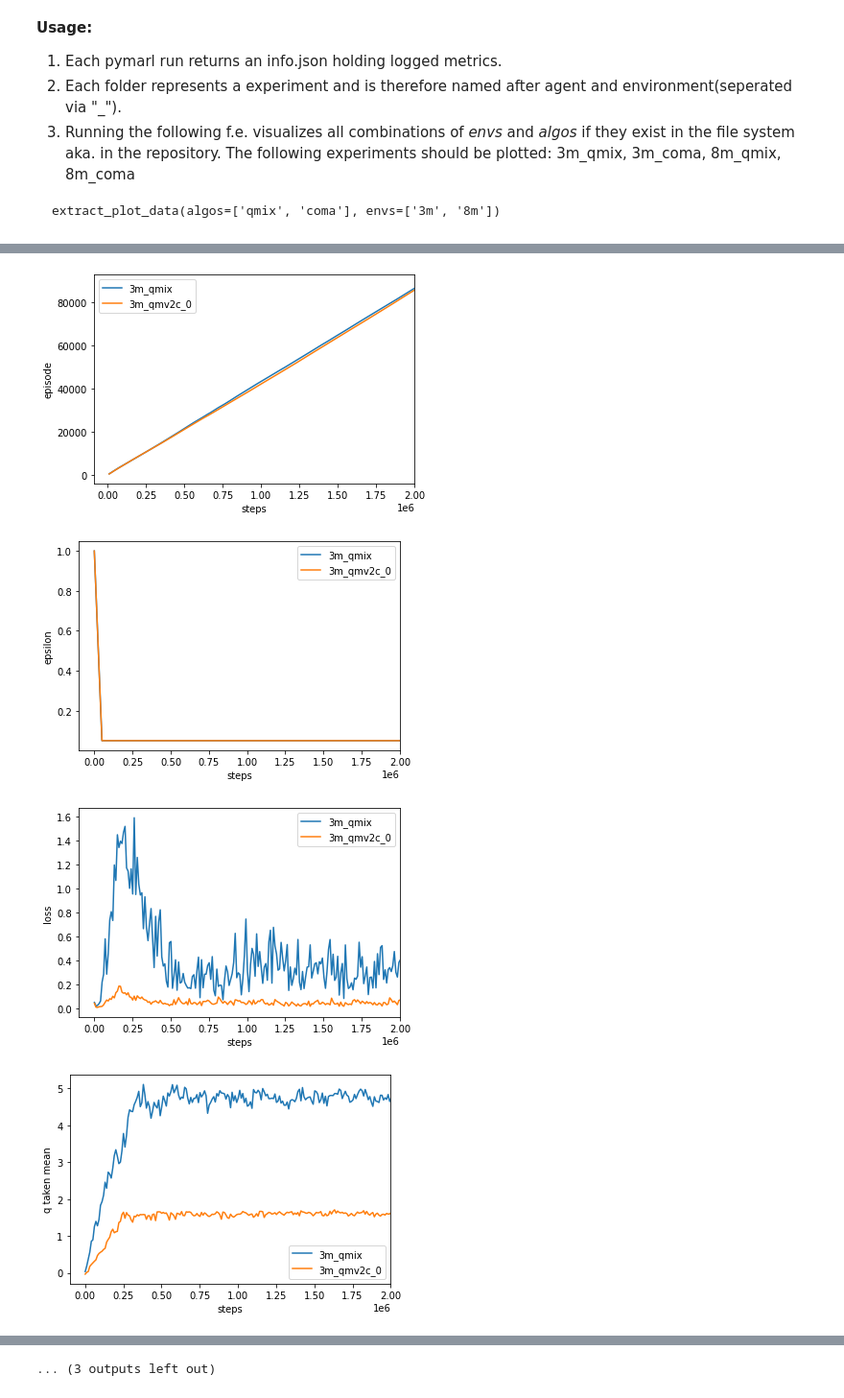
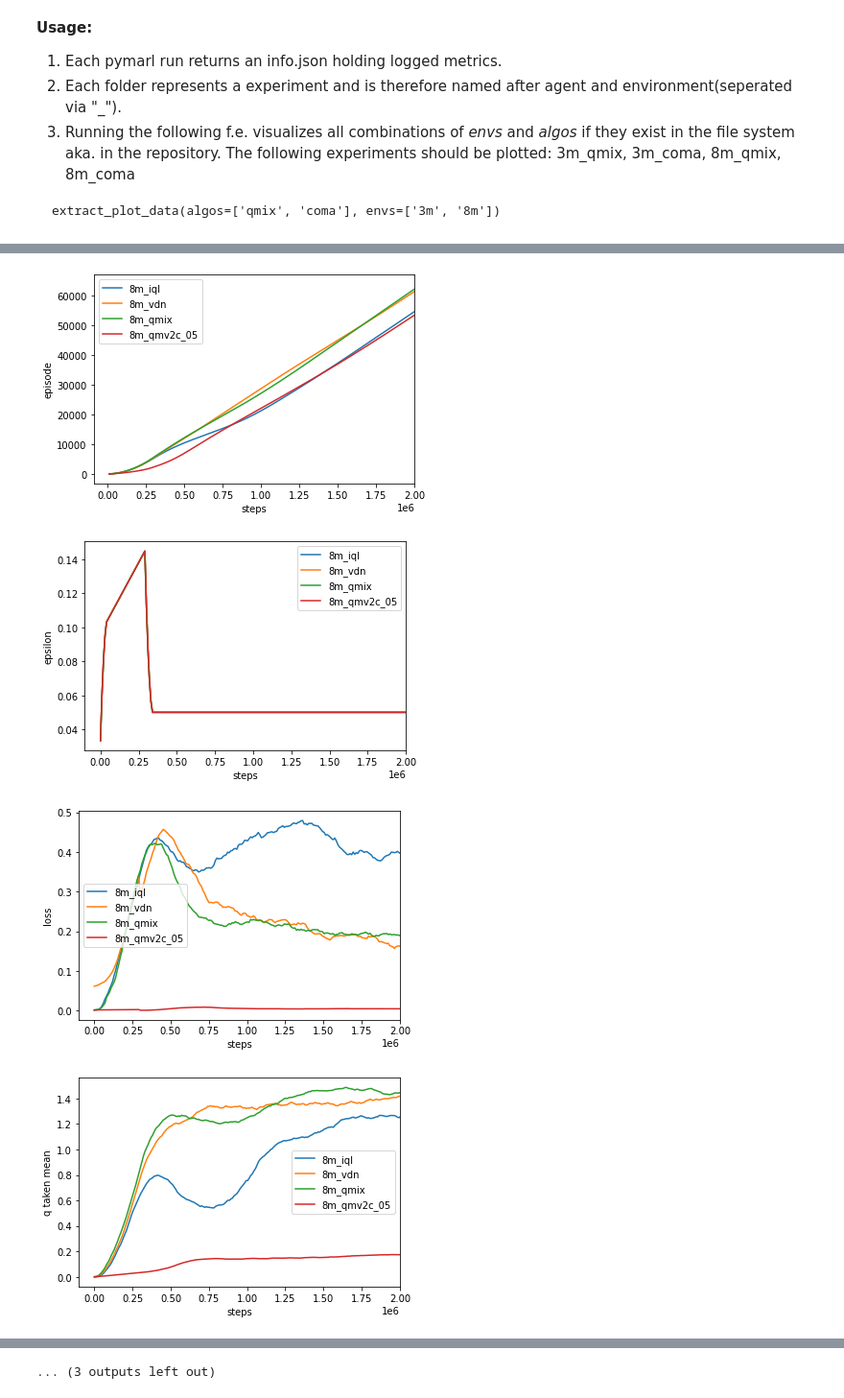
Before and after one commit to PMatthaei/project-thesis-pymarl-results, a Jupyter notebook: visualize_pymarl.ipynb, the cells around one changed output, grey strips where cells are left out. Shown at 96% size. Saved outputs shown, nothing was run; the diff lists cells and outputs as text; code cells hidden in the pictures.

```diff
--- a/visualize_pymarl.ipynb
+++ b/visualize_pymarl.ipynb
@@ -26,6 +26,7 @@ import numpy as np
 import matplotlib.pyplot as plt
 import re
 
+from scipy.signal import lfilter
 from pathlib import Path
 
 plot_data = {}
@@ -54,12 +55,17 @@ def extract_plot_data(algos=[], envs=[]):
                 plot_data[metric] = []
                 plot_data[metric].append((xs, ys, label))
 
+n = 30  # the larger n is, the smoother curve will be
+b = [1.0 / n] * n
+a = 1
+
 def plot():
   for metric in metrics:
     if metric == 'grad_norm':
       continue
     for i, data in enumerate(plot_data[metric]):
-      plt.plot(data[0], data[1], label=data[2])
+
+      plt.plot(data[0], lfilter(b,a,data[1]), label=data[2])
       plt.xlabel('steps')
       metric_label = metric.replace('_', ' ')
       plt.xlim(right=2000000)
@@ -84,6 +90,6 @@ def extract_label(path, search):
   return re.search(".*(results/)(.*)(/source).*",str(path))[2]
 
 
-extract_plot_data(algos=['qmix', 'qmv2c_0'], envs=['3m'])
+extract_plot_data(algos=['qmix', 'qmv2', 'iql', 'vdn'], envs=['8m'])
 plot()
 # %% [output]
@@ -92,4 +98,4 @@ plot()
-[figure, old version]
+[figure, new version]
-[figure, old version]
+[figure, new version]
-[figure, old version]
+[figure, new version]
-[figure, old version]
+[figure, new version]
```
Also changed, not shown: parts of 2 cells of this notebook.
